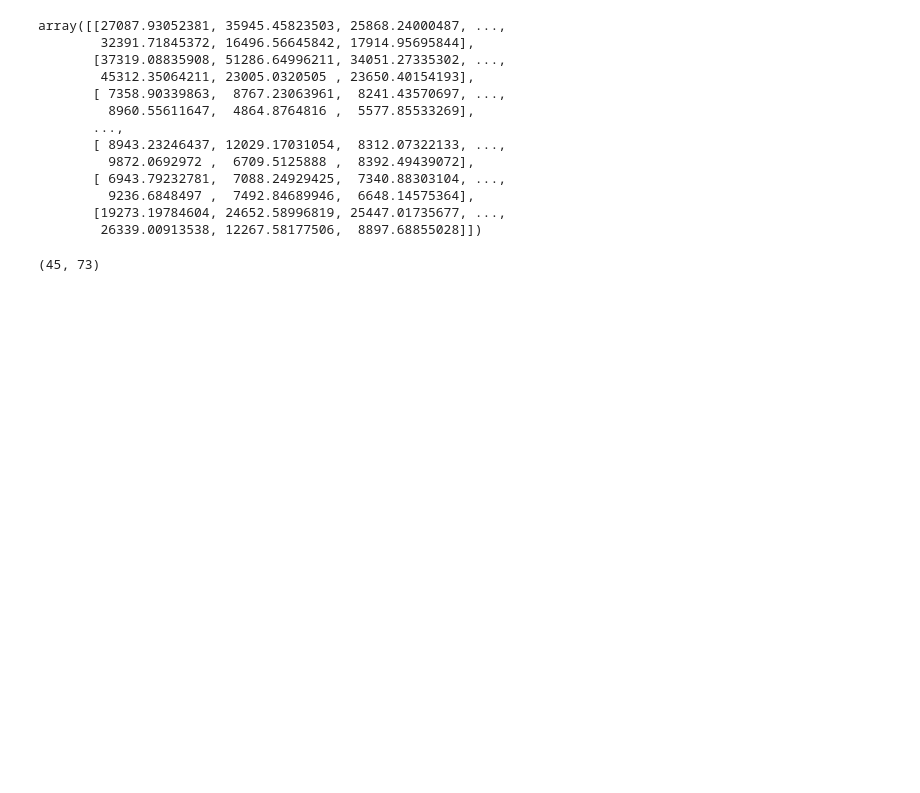
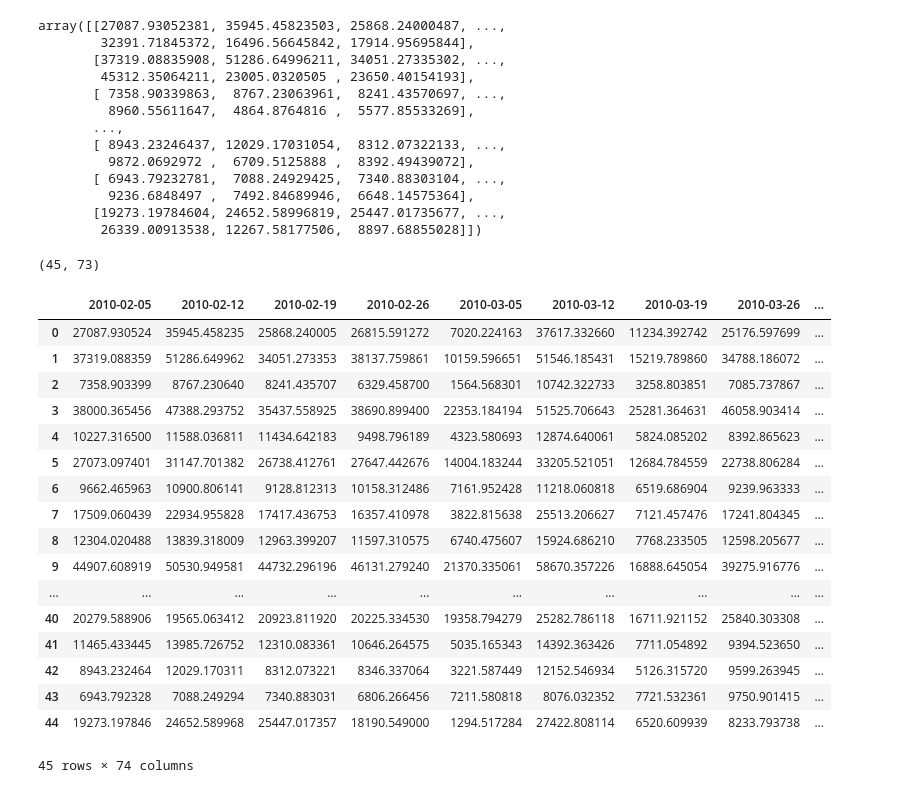
Before and after one commit to NealRyan/CS_598_Project_2-Walmart_sales_forecasting, a Jupyter notebook: Model_Creation_SVD_Attempt.ipynb, the cells around one changed output. Drawn from its saved outputs; the diff is of its cells as text; code cells hidden in the pictures; blank space fills up the shorter version.

```diff
--- a/Model_Creation_SVD_Attempt.ipynb
+++ b/Model_Creation_SVD_Attempt.ipynb
@@ -636,3 +636,28 @@ array([[27087.93052381, 35945.45823503, 25868.24000487, ...,
 train_1_sales_smooth.shape
 # %% [output]
 (45, 73)
+# %%
+# Convert smoothed sales from array to dataframe
+train_1_sales_smooth_df = pd.DataFrame(train_1_sales_smooth, columns=train_date_list)
+# Re-add Store as a column
+train_1_sales_smooth_df["Store"] = train_store_list
+train_1_sales_smooth_df
+# %% [output]
+|  | 2010-02-05 | 2010-02-12 | 2010-02-19 | 2010-02-26 | 2010-03-05 | 2010-03-12 | 2010-03-19 | 2010-03-26 | ... |
+| 0 | 27087.930524 | 35945.458235 | 25868.240005 | 26815.591272 | 7020.224163 | 37617.332660 | 11234.392742 | 25176.597699 | ... |
+| 1 | 37319.088359 | 51286.649962 | 34051.273353 | 38137.759861 | 10159.596651 | 51546.185431 | 15219.789860 | 34788.186072 | ... |
+| 2 | 7358.903399 | 8767.230640 | 8241.435707 | 6329.458700 | 1564.568301 | 10742.322733 | 3258.803851 | 7085.737867 | ... |
+| 3 | 38000.365456 | 47388.293752 | 35437.558925 | 38690.899400 | 22353.184194 | 51525.706643 | 25281.364631 | 46058.903414 | ... |
+| 4 | 10227.316500 | 11588.036811 | 11434.642183 | 9498.796189 | 4323.580693 | 12874.640061 | 5824.085202 | 8392.865623 | ... |
+| 5 | 27073.097401 | 31147.701382 | 26738.412761 | 27647.442676 | 14004.183244 | 33205.521051 | 12684.784559 | 22738.806284 | ... |
+| 6 | 9662.465963 | 10900.806141 | 9128.812313 | 10158.312486 | 7161.952428 | 11218.060818 | 6519.686904 | 9239.963333 | ... |
+| 7 | 17509.060439 | 22934.955828 | 17417.436753 | 16357.410978 | 3822.815638 | 25513.206627 | 7121.457476 | 17241.804345 | ... |
+| 8 | 12304.020488 | 13839.318009 | 12963.399207 | 11597.310575 | 6740.475607 | 15924.686210 | 7768.233505 | 12598.205677 | ... |
+| 9 | 44907.608919 | 50530.949581 | 44732.296196 | 46131.279240 | 21370.335061 | 58670.357226 | 16888.645054 | 39275.916776 | ... |
+| ... | ... | ... | ... | ... | ... | ... | ... | ... | ... |
+| 40 | 20279.588906 | 19565.063412 | 20923.811920 | 20225.334530 | 19358.794279 | 25282.786118 | 16711.921152 | 25840.303308 | ... |
+| 41 | 11465.433445 | 13985.726752 | 12310.083361 | 10646.264575 | 5035.165343 | 14392.363426 | 7711.054892 | 9394.523650 | ... |
+| 42 | 8943.232464 | 12029.170311 | 8312.073221 | 8346.337064 | 3221.587449 | 12152.546934 | 5126.315720 | 9599.263945 | ... |
+| 43 | 6943.792328 | 7088.249294 | 7340.883031 | 6806.266456 | 7211.580818 | 8076.032352 | 7721.532361 | 9750.901415 | ... |
+| 44 | 19273.197846 | 24652.589968 | 25447.017357 | 18190.549000 | 1294.517284 | 27422.808114 | 6520.609939 | 8233.793738 | ... |
+45 rows × 74 columns
```
Also changed, not shown: parts of 5 cells of this notebook.
